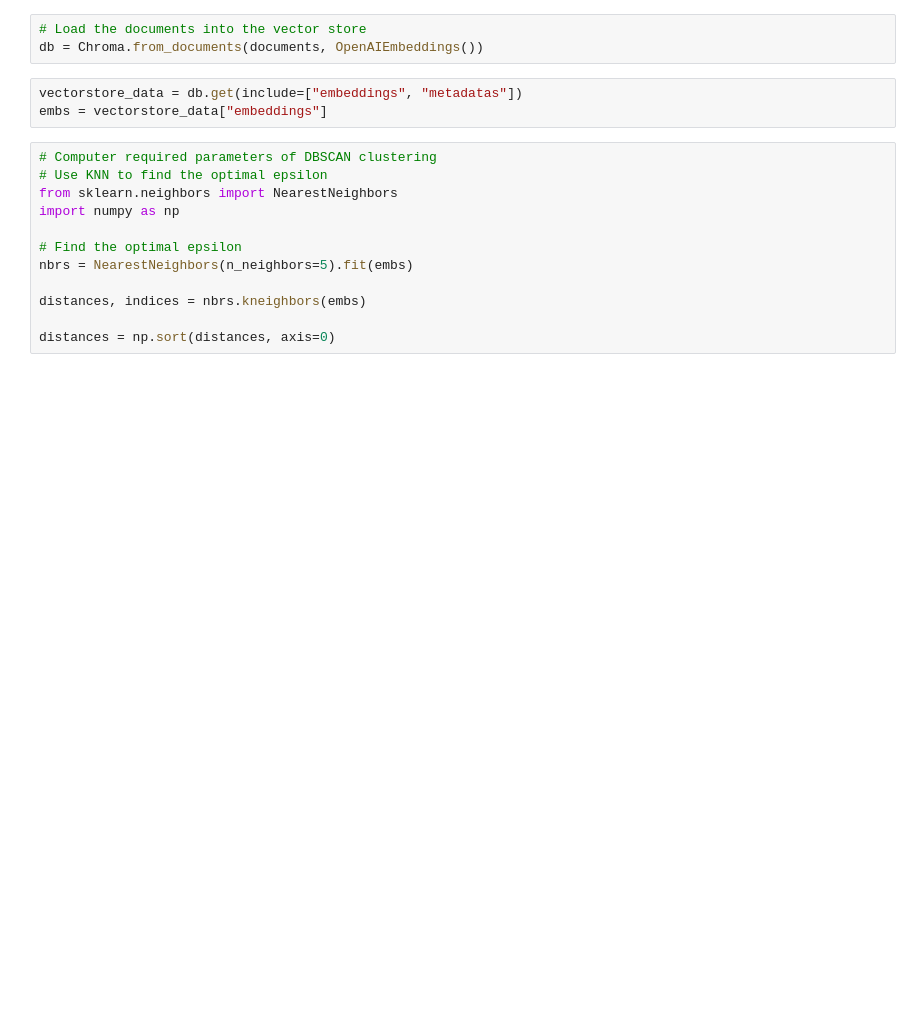
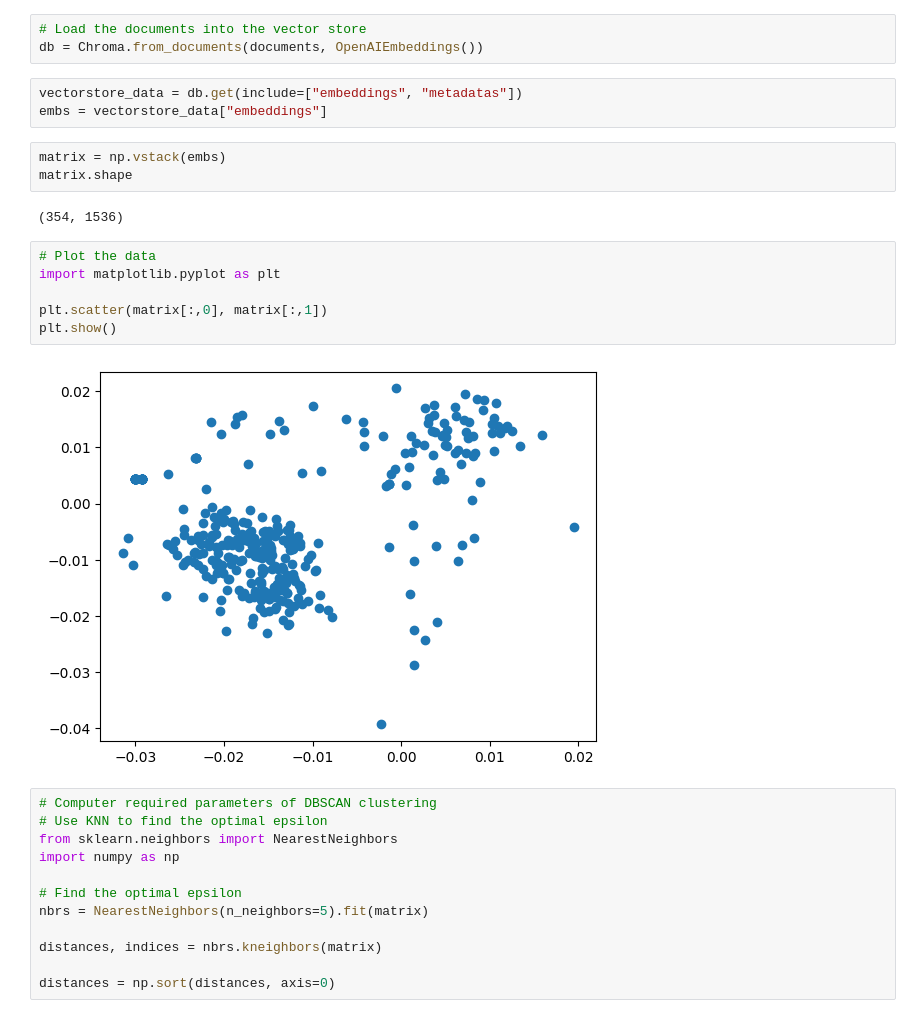
Before and after one commit to syyclops/open-operator, a Jupyter notebook: dbscan_cluster.ipynb, the cells around one changed output. Saved outputs shown, nothing was run; the diff lists cells and outputs as text; blank space fills up the shorter version.

```diff
--- a/dbscan_cluster.ipynb
+++ b/dbscan_cluster.ipynb
@@ -70,6 +88,19 @@ db = Chroma.from_documents(documents, OpenAIEmbeddings())
 # %%
 vectorstore_data = db.get(include=["embeddings", "metadatas"])
 embs = vectorstore_data["embeddings"]
+# %%
+matrix = np.vstack(embs)
+matrix.shape
+# %% [output]
+(354, 1536)
+# %%
+# Plot the data
+import matplotlib.pyplot as plt
+
+plt.scatter(matrix[:,0], matrix[:,1])
+plt.show()
+# %% [output]
+[figure, added]
 # %%
 # Computer required parameters of DBSCAN clustering
 # Use KNN to find the optimal epsilon
@@ -77,9 +108,9 @@ from sklearn.neighbors import NearestNeighbors
 import numpy as np
 
 # Find the optimal epsilon
-nbrs = NearestNeighbors(n_neighbors=5).fit(embs)
+nbrs = NearestNeighbors(n_neighbors=5).fit(matrix)
 
-distances, indices = nbrs.kneighbors(embs)
+distances, indices = nbrs.kneighbors(matrix)
 
 distances = np.sort(distances, axis=0)
 # %%
```
Also changed, not shown: parts of 10 cells of this notebook.
